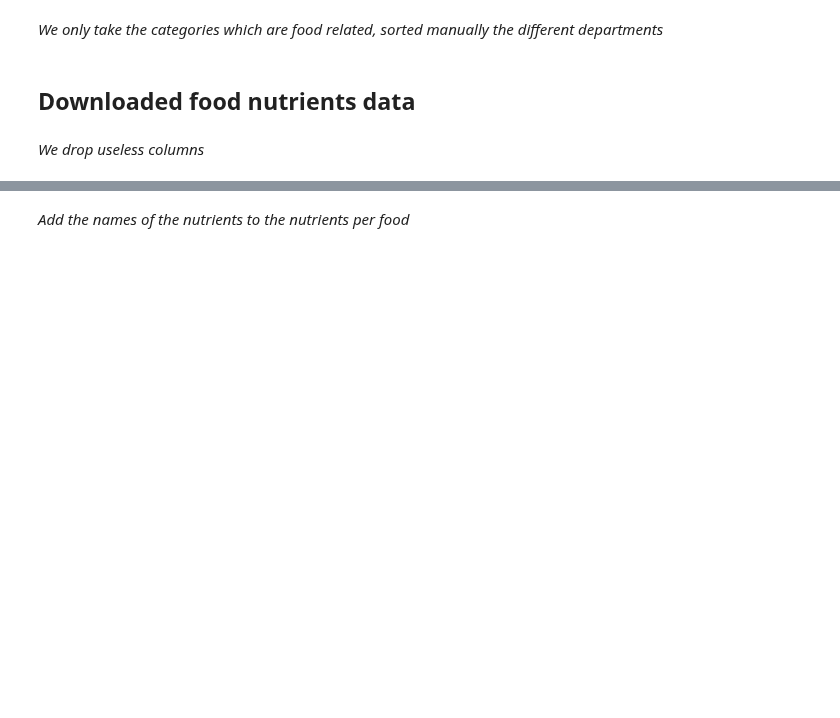
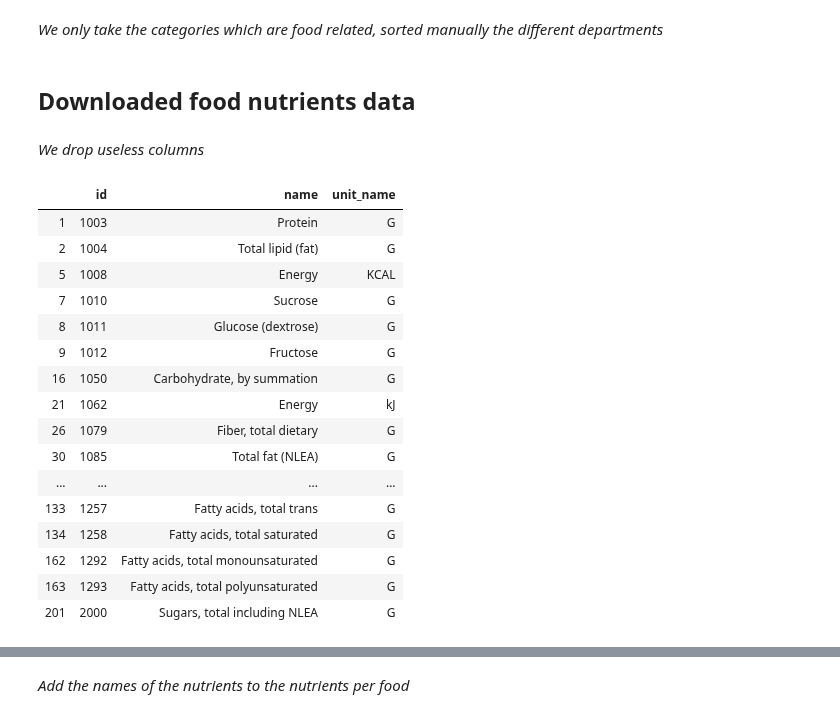
Before and after one commit to raphaelreiss/ADA_project, a Jupyter notebook: src/Health.ipynb, the cells around one changed output, grey strips where cells are left out. Saved outputs shown, nothing was run; the diff lists cells and outputs as text; code cells hidden in the pictures; blank space fills up the shorter version.

```diff
--- a/src/Health.ipynb
+++ b/src/Health.ipynb
@@ -110,3 +109,32 @@ food_category_df.drop(["code"],axis=1,inplace=True)
 food_category_df.rename(columns={'id':'food_category_id','description':'category'},inplace= True)
 
 food_df.drop(["publication_date"],axis=1,inplace=True)
+# %%
+#filter out only the necessary food nutrients since we have 227, a lot of which aren't necessary to determine if a food is healthy
+list_relevant_nutrients = ["Protein", "Total Carbohydrate","Total lipid (fat)","Sucrose",\
+                            "Glucose (dextrose)","Sugars, total including NLEA","Fatty acids, total monounsaturated",\
+                            "Fatty acids, total polyunsaturated","Fatty acids, total trans","Fatty acids, total saturated","Cholesterol",\
+                            "Vitamin E, added","Vitamin K (phylloquinone)","Vitamin B-12","Vitamin B-6",\
+                            "Vitamin E (label entry primarily)","Vitamin E (alpha-tocopherol)","Vitamin D","Vitamin A, RAE","Sodium, Na",\
+                            "Total fat (NLEA)","Fiber, total dietary","Energy","Carbohydrate, by summation","Fructose"]
+
+nutrient_df = nutrient_df[nutrient_df.name.isin(list_relevant_nutrients)]
+nutrient_df.head(40)
+# %% [output]
+|  | id | name | unit_name |
+| 1 | 1003 | Protein | G |
+| 2 | 1004 | Total lipid (fat) | G |
+| 5 | 1008 | Energy | KCAL |
+| 7 | 1010 | Sucrose | G |
+| 8 | 1011 | Glucose (dextrose) | G |
+| 9 | 1012 | Fructose | G |
+| 16 | 1050 | Carbohydrate, by summation | G |
+| 21 | 1062 | Energy | kJ |
+| 26 | 1079 | Fiber, total dietary | G |
+| 30 | 1085 | Total fat (NLEA) | G |
+| ... | ... | ... | ... |
+| 133 | 1257 | Fatty acids, total trans | G |
+| 134 | 1258 | Fatty acids, total saturated | G |
+| 162 | 1292 | Fatty acids, total monounsaturated | G |
+| 163 | 1293 | Fatty acids, total polyunsaturated | G |
+| 201 | 2000 | Sugars, total including NLEA | G |
```
Also changed, not shown: parts of 29 cells of this notebook.
